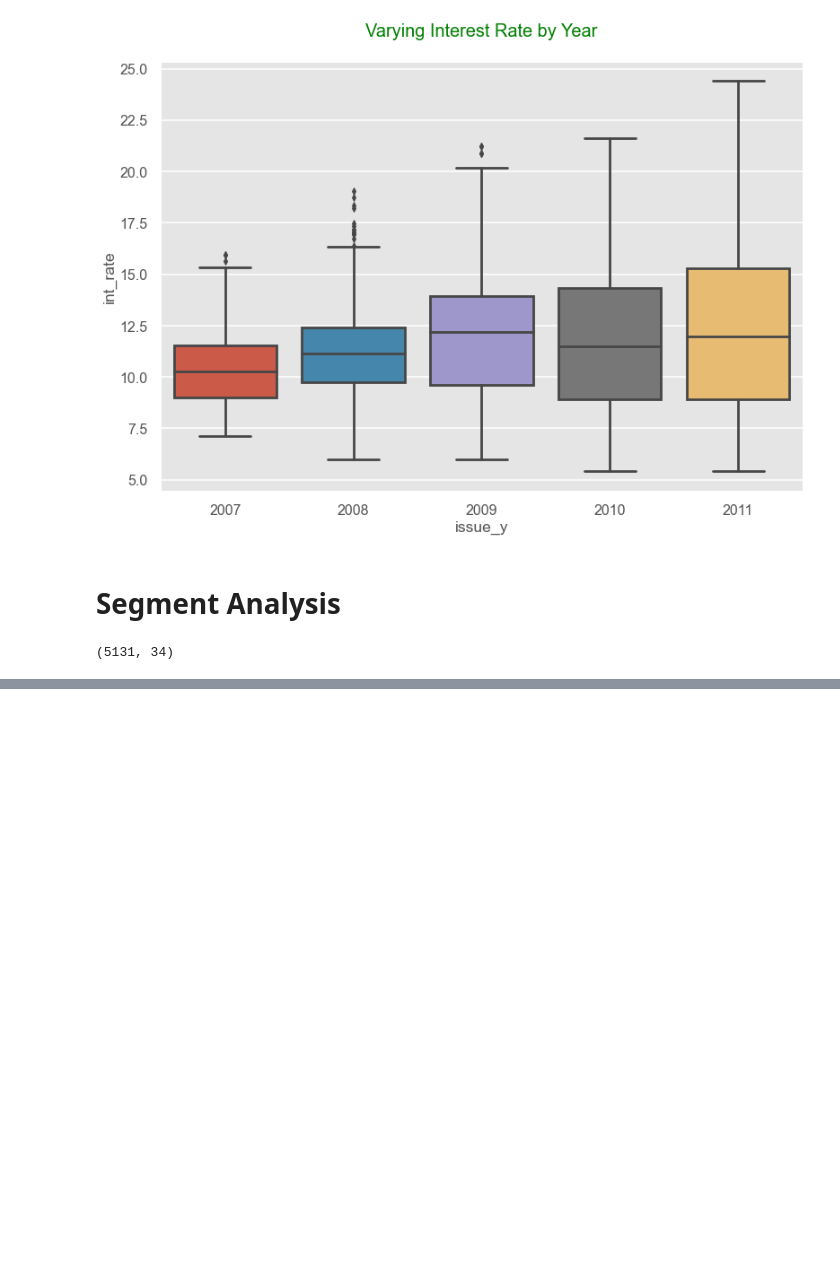
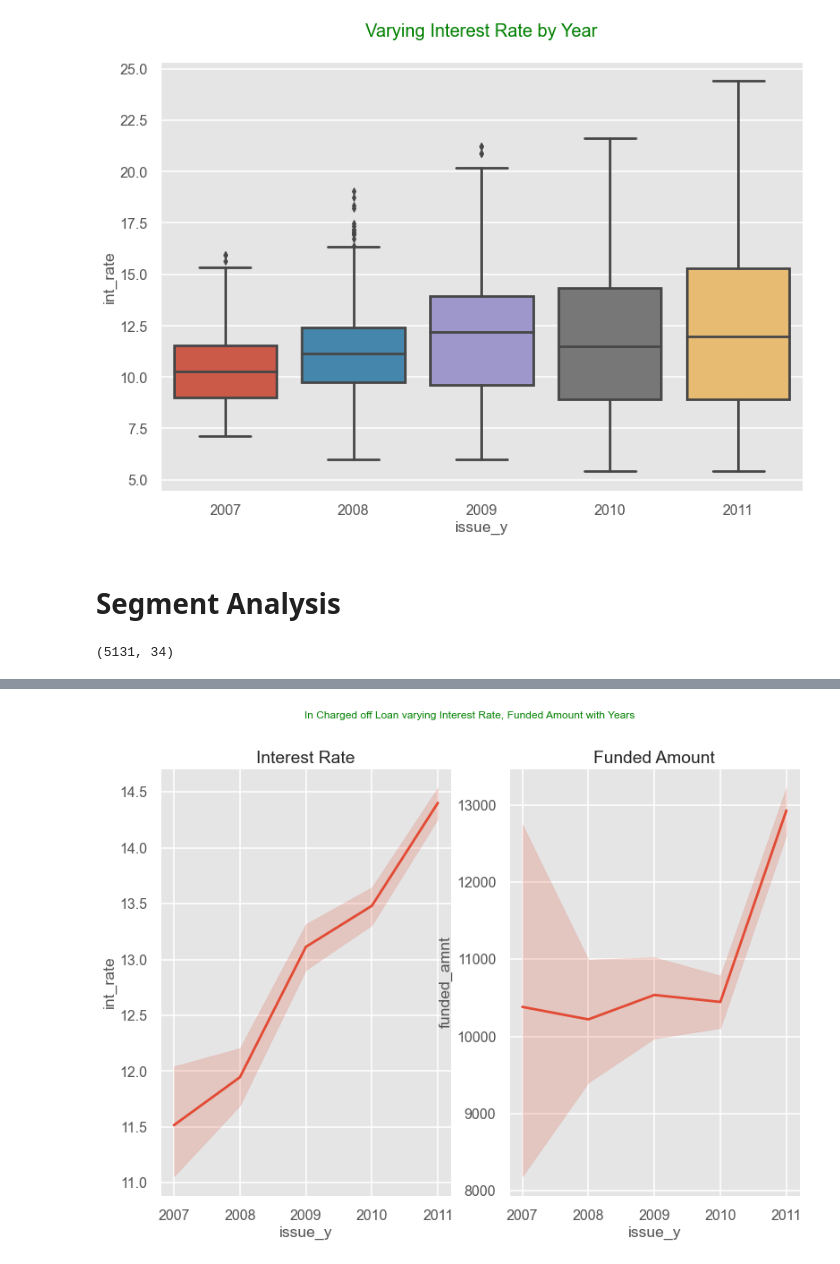
Before and after one commit to devimur2021/Lending-Club, a Jupyter notebook: Lending Club Case Study.ipynb, the cells around one changed output, grey strips where cells are left out. Saved outputs shown, nothing was run; the diff lists cells and outputs as text; code cells hidden in the pictures; blank space fills up the shorter version.

```diff
--- a/Lending Club Case Study.ipynb
+++ b/Lending Club Case Study.ipynb
@@ -327,0 +336,3 @@ plt.show()
+# %%
+df0 = df1[['funded_amnt','int_rate','dti','issue_y']]
+df0.head()
@@ -327,0 +346,13 @@ plt.show()
+# %%
+fig, axes = plt.subplots(1, 2)
+
+sns.lineplot(x = 'issue_y', y = 'int_rate',data = df0, ax = axes[0])
+sns.lineplot(x = 'issue_y', y = 'funded_amnt',data = df0, ax = axes[1])
+
+axes[0].set_title("Interest Rate")
+axes[1].set_title("Funded Amount")
+plt.suptitle("In Charged off Loan varying Interest Rate, Funded Amount with Years\n", fontdict={'fontsize': 20, 'fontweight' : 20, 'color' : 'Green'})
+#plt.suptitle("In Charged off Loan varying Interest Rate, Funded Amount with Years")
+plt.show()
+# %% [output]
+[figure, added]
```
Also changed, not shown: parts of 6 cells of this notebook.
